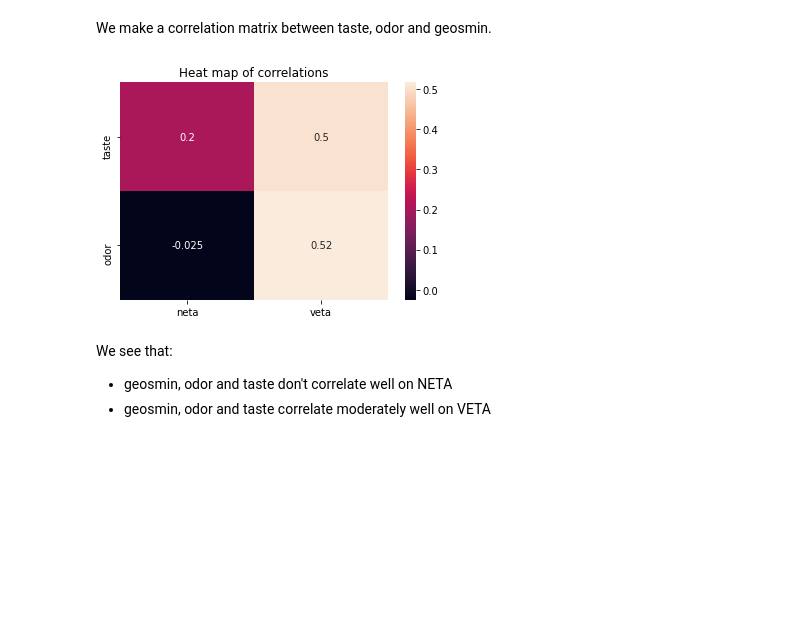
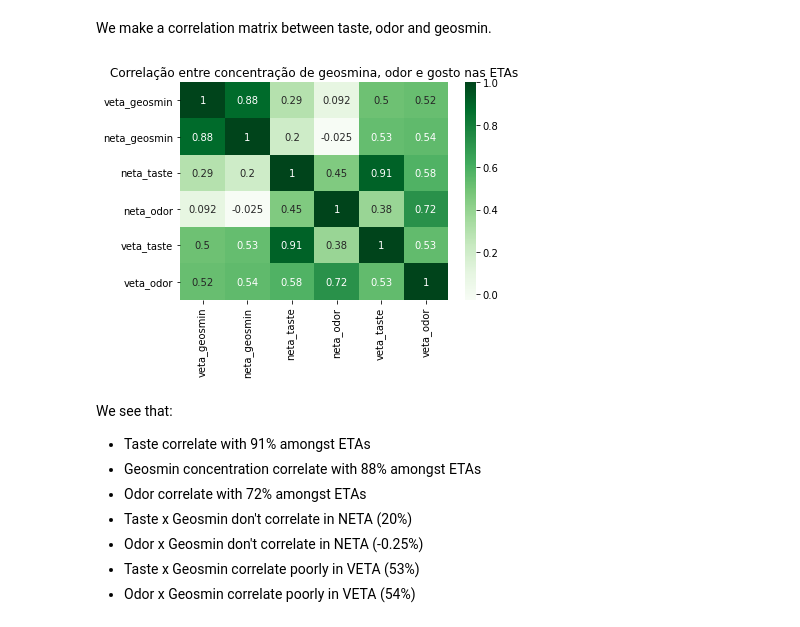
Before and after one commit to guidanoli/inf1032, a Jupyter notebook: guandu_correlate.ipynb, the cells around one changed output. Drawn from its saved outputs; the diff is of its cells as text; code cells hidden in the pictures; blank space fills up the shorter version.

```diff
--- a/guandu_correlate.ipynb
+++ b/guandu_correlate.ipynb
@@ -24,2 +40,8 @@ gm_df.head()
 # %%
 to_df = pd.read_csv(os.path.join(csvdir, 'taste_and_odor.csv'), index_col='date')
+for eta in ('veta', 'neta'):
+    for param in ('taste', 'odor'):
+        col = '{}_{}'.format(eta, param)
+        is_col_ub = 'is_{}_{}_ub'.format(eta, param)
+        to_df.loc[to_df[is_col_ub], col] = np.nan
+        to_df.drop(columns=[is_col_ub], inplace=True)
@@ -38,21 +69,2 @@ We combine all data into these data frames to get taste and odor (2) versus geos
 # %%
-dfs = {}
-
-def get_non_ub_param(df, eta, param):
-    return df[~df['is_{}_{}_ub'.format(eta, param)]]
-
-def get_column_name(eta, param):
-    return '{}_{}'.format(eta, param)
-
-for eta in ('neta', 'veta'):
-    for param1 in ('geosmin', ):
-        col1 = get_column_name(eta, param1)
-        df1 = get_non_ub_param(gm_df, eta, param1)
-        for param2 in ('taste', 'odor'):
-            col2 = get_column_name(eta, param2)
-            df2 = get_non_ub_param(to_df, eta, param2)
-            df = pd.concat((df1, df2), axis=1)
-            df = df[[col1, col2]]
-            df = df.dropna()
-            key = (eta, param2)
-            dfs[key] = df
+df = pd.concat((gm_df, to_df), axis=1)
@@ -59,25 +100,20 @@ for eta in ('neta', 'veta'):
 # %% [markdown]
 We make a correlation matrix between taste, odor and geosmin.
-# %%
-correlations = {}
-
-for key, df in dfs.items():
-    eta, param = key
-    col1 = get_column_name(eta, param)
-    col2 = get_column_name(eta, 'geosmin')
-    if eta not in correlations:
-        correlations[eta] = {}
-    correlations[eta][param] = df.corr()[col1][col2]
 # %%
-corr = pd.DataFrame(correlations)
+corr = df.corr()
 # %%
 plt.figure()
-plt.title('Heat map of correlations')
-sn.heatmap(corr, annot=True)
+plt.title('Correlação entre concentração de geosmina, odor e gosto nas ETAs')
+sn.heatmap(corr, annot=True, cmap='Greens')
 plt.show()
 # %% [output]
-[figure, old version]
+[figure, new version]
 # %% [markdown]
 We see that:
-* geosmin, odor and taste don't correlate well on NETA
-* geosmin, odor and taste correlate moderately well on VETA
+* Taste correlate with 91% amongst ETAs
+* Geosmin concentration correlate with 88% amongst ETAs
+* Odor correlate with 72% amongst ETAs
+* Taste x Geosmin don't correlate in NETA (20%)
+* Odor x Geosmin don't correlate in NETA (-0.25%)
+* Taste x Geosmin correlate poorly in VETA (53%)
+* Odor x Geosmin correlate poorly in VETA (54%)
```
Also changed, not shown: parts of 10 cells of this notebook, 17 other files.
